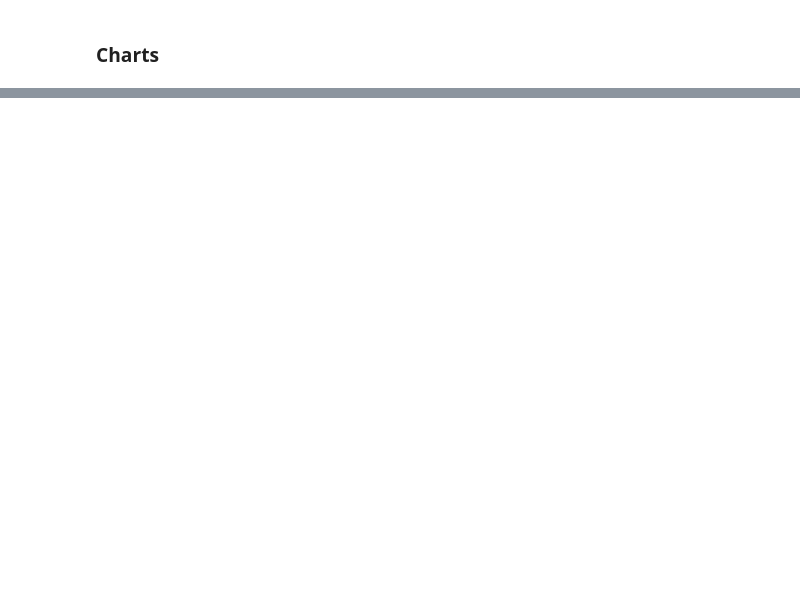
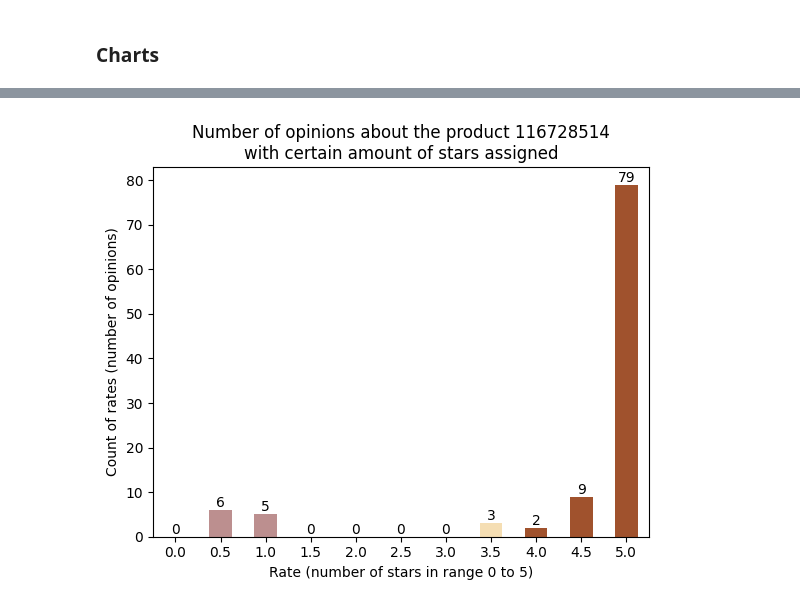
Before and after one commit to Zizeq/CeneoScraper, a Jupyter notebook: analyzer.ipynb, the cells around one changed output, grey strips where cells are left out. Cells and saved outputs as stored; diff of their text form; code cells hidden in the pictures; blank space fills up the shorter version.

```diff
--- a/analyzer.ipynb
+++ b/analyzer.ipynb
@@ -49,0 +99,3 @@ plt.show()
+# %%
+stars = opinions.stars.value_counts().reindex(list(np.arange(0,5.5,0.5)), fill_value=0)
+stars
@@ -49,0 +116,13 @@ plt.show()
+# %%
+ax = stars.plot.bar(
+    xlabel = "Rate (number of stars in range 0 to 5)",
+    ylabel = "Count of rates (number of opinions)",
+    title = f"Number of opinions about the product {product_id}\nwith certain amount of stars assigned",
+    color = ["rosybrown" if x<3 else "sienna" if x>3.5 else "wheat" for x in stars.index]
+)
+plt.xticks(rotation=0)
+plt.bar_label(container=ax.containers[0])
+plt.savefig(f"/bar_charts/{product_id}.png")
+plt.show()
+# %% [output]
+[figure, added]
```
Also changed, not shown: parts of 8 cells of this notebook, 1 other file.
